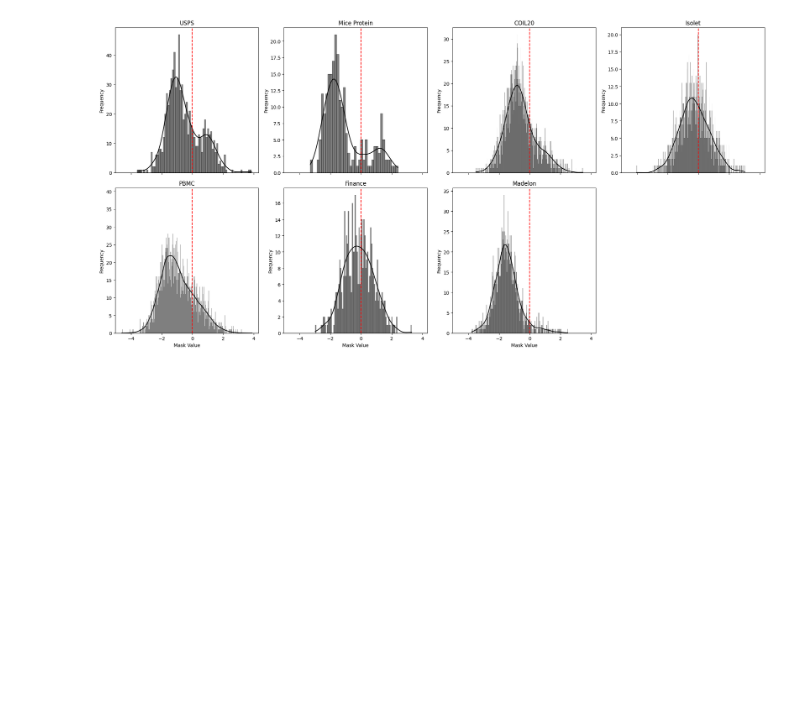
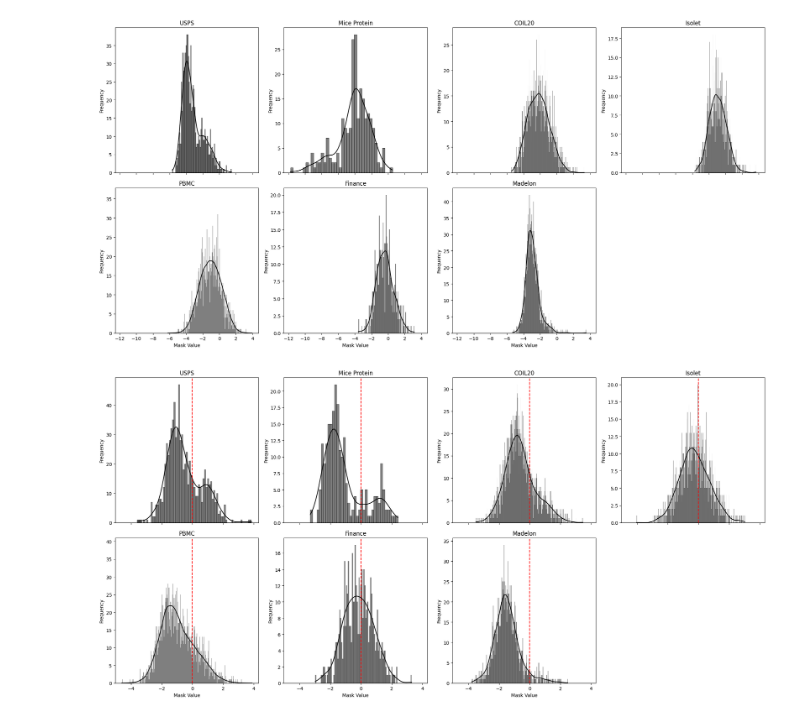
Before and after one commit to evanrex/feature-wise-active-adaptation, a Jupyter notebook: compute_results/final_results/mask_analysis.ipynb, the cells around one changed output. Drawn from its saved outputs; the diff is of its cells as text; code cells hidden in the pictures; blank space fills up the shorter version.

Commit message:
results

```diff
--- a/compute_results/final_results/mask_analysis.ipynb
+++ b/compute_results/final_results/mask_analysis.ipynb
@@ -60,14 +60,15 @@ def get_mask_data(run_ids):
     mask_data = []
     for run_id in run_ids:
         run = api.run(f"{entity}/{project_name}/{run_id}")
+        mask_0 = run.summary['best_mask_0_parameters']
         mask = run.summary['best_mask_1_parameters']
         dataset = run.config['dataset']
-        for mask_value in mask:
-            mask_data.append({'mask_value': mask_value, 'dataset': dataset})
+        for i in range(len(mask)):
+            mask_data.append({'mask_value': mask[i], 'mask_0_value': mask_0[i], 'dataset': dataset})
     return pd.DataFrame(mask_data)
 # %%
-
-def plot_hists(df: pd.DataFrame, save=False, bins=100, threshold_line=None):
+# mask can be one of 'mask_value' or 'mask_0_value'
+def plot_hists(df: pd.DataFrame, save=False, bins=100, threshold_line=None, mask_0 = False):
     datasets = ['USPS', 'mice_protein', 'COIL20', 'Isolet','PBMC', 'finance', 'madelon']
 
     # Number of unique datasets
@@ -97,11 +98,12 @@ def plot_hists(df: pd.DataFrame, save=False, bins=100, threshold_line=None):
         'PBMC': 10000,
         'finance':  100
     }
+    x = 'mask_value' if not mask_0 else 'mask_0_value'
     # Loop over each group and plot
     for idx, dataset in enumerate(datasets):
         group = df[df['dataset'] == dataset]
         ax = axes[idx]
-        sns.histplot(data=group, x='mask_value', bins=bin_map[dataset], kde=True, ax=ax, color='black', edgecolor='black')
+        sns.histplot(data=group, x=x, bins=bin_map[dataset], kde=True, ax=ax, color='black', edgecolor='black')
         ax.set_title(title_map[dataset])
         ax.set_xlabel('Mask Value')
         ax.set_ylabel('Frequency')
@@ -116,11 +118,15 @@ def plot_hists(df: pd.DataFrame, save=False, bins=100, threshold_line=None):
     plt.tight_layout()
 
     if save:
-        plt.savefig(f'{results_dir}/mask_histograms.png')
+        plt.savefig(f'{results_dir}/{x}_histograms.png')
     plt.show()
 # %%
 df = get_mask_data(run_ids)
 df = df[df['dataset'] !=  'poly_binarised_decimalised_synth']
+# %%
+plot_hists(df, save=True, bins=50, mask_0=True)
+# %% [output]
+[figure, added]
 # %%
 plot_hists(df, save=True, bins=50, threshold_line=0)
 # %% [output]
```
Also changed, not shown: 2 other files.
